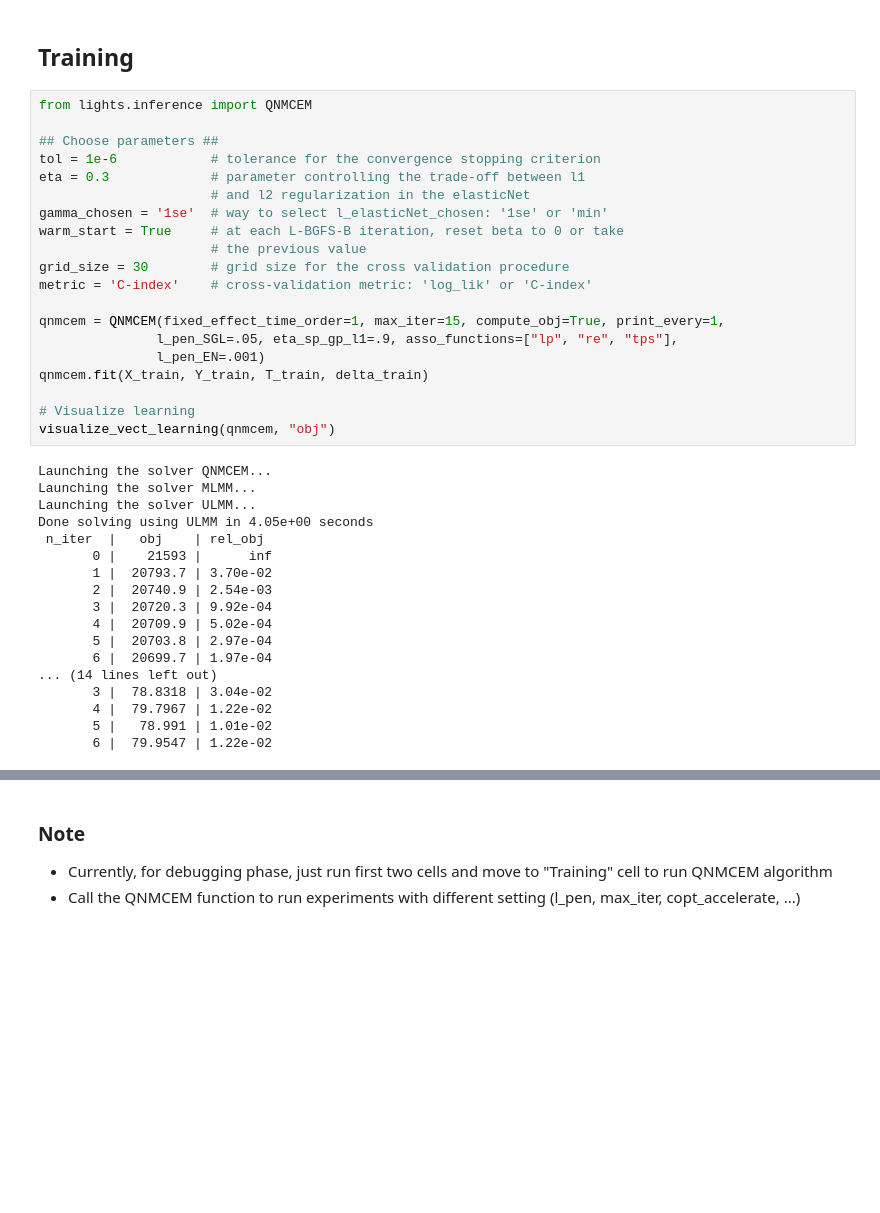
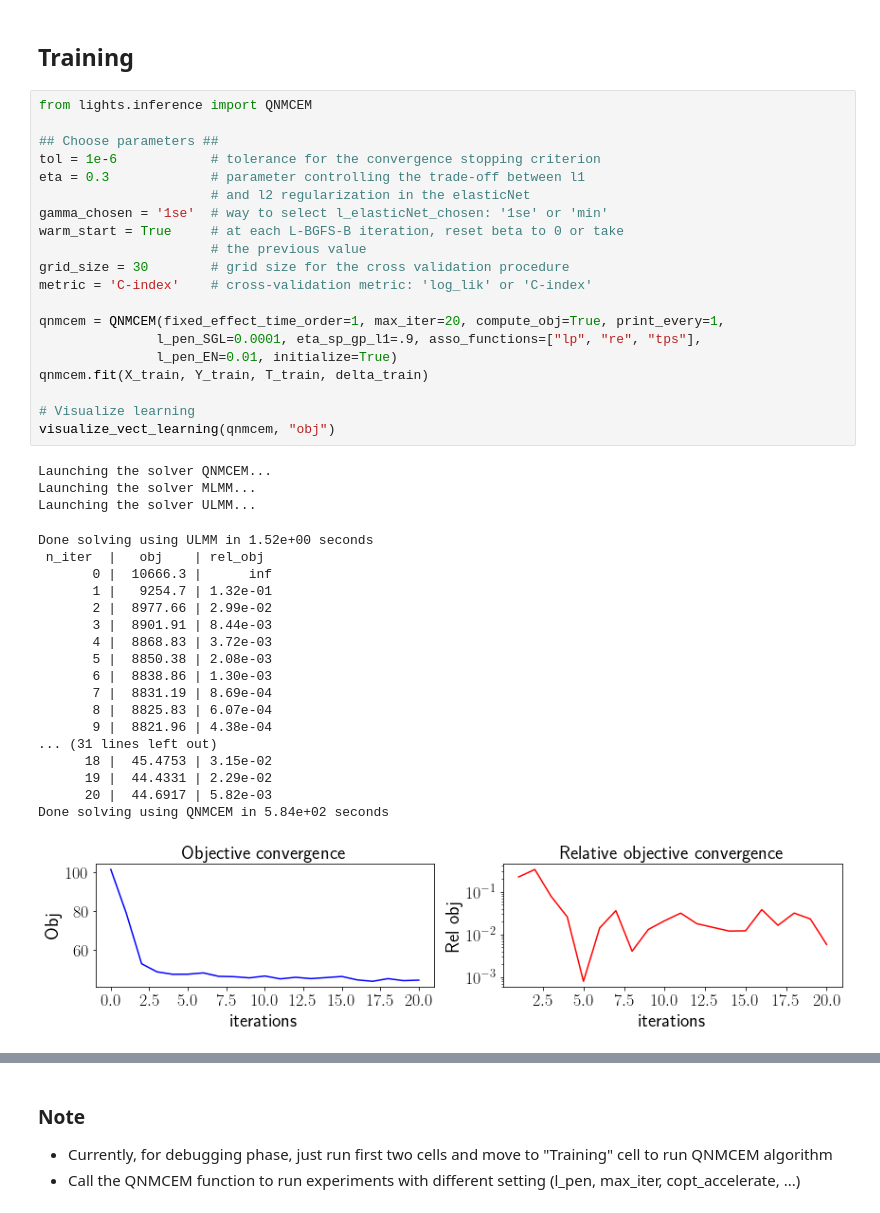
Before and after one commit to Califrais/flash, a Jupyter notebook: Lights tutorial.ipynb, the cells around one changed output, grey strips where cells are left out. Saved outputs shown, nothing was run; the diff lists cells and outputs as text; blank space fills up the shorter version.

```diff
--- a/Lights tutorial.ipynb
+++ b/Lights tutorial.ipynb
@@ -353,41 +380,45 @@ print("%d%% for training, %d%% for testing."
 # %%
 from lights.inference import QNMCEM
 
 ## Choose parameters ##
 tol = 1e-6            # tolerance for the convergence stopping criterion
 eta = 0.3             # parameter controlling the trade-off between l1
                       # and l2 regularization in the elasticNet
 gamma_chosen = '1se'  # way to select l_elasticNet_chosen: '1se' or 'min'
 warm_start = True     # at each L-BGFS-B iteration, reset beta to 0 or take
                       # the previous value
 grid_size = 30        # grid size for the cross validation procedure
 metric = 'C-index'    # cross-validation metric: 'log_lik' or 'C-index'
 
-qnmcem = QNMCEM(fixed_effect_time_order=1, max_iter=15, compute_obj=True, print_every=1,
-               l_pen_SGL=.05, eta_sp_gp_l1=.9, asso_functions=["lp", "re", "tps"],
-               l_pen_EN=.001)
+qnmcem = QNMCEM(fixed_effect_time_order=1, max_iter=20, compute_obj=True, print_every=1,
+               l_pen_SGL=0.0001, eta_sp_gp_l1=.9, asso_functions=["lp", "re", "tps"],
+               l_pen_EN=0.01, initialize=True)
 qnmcem.fit(X_train, Y_train, T_train, delta_train)
 
 # Visualize learning
 visualize_vect_learning(qnmcem, "obj")
 # %% [output]
 Launching the solver QNMCEM...
 Launching the solver MLMM...
 Launching the solver ULMM...
-Done solving using ULMM in 4.05e+00 seconds
- n_iter  |   obj    | rel_obj
-       0 |    21593 |      inf
-       1 |  20793.7 | 3.70e-02
-       2 |  20740.9 | 2.54e-03
-       3 |  20720.3 | 9.92e-04
-       4 |  20709.9 | 5.02e-04
-       5 |  20703.8 | 2.97e-04
-       6 |  20699.7 | 1.97e-04
-... (14 lines left out)
-       3 |  78.8318 | 3.04e-02
-       4 |  79.7967 | 1.22e-02
-       5 |   78.991 | 1.01e-02
-       6 |  79.9547 | 1.22e-02
+Done solving using ULMM in 1.52e+00 seconds
+ n_iter  |   obj    | rel_obj
+       0 |  10666.3 |      inf
+       1 |   9254.7 | 1.32e-01
+       2 |  8977.66 | 2.99e-02
+       3 |  8901.91 | 8.44e-03
+       4 |  8868.83 | 3.72e-03
+       5 |  8850.38 | 2.08e-03
+       6 |  8838.86 | 1.30e-03
+       7 |  8831.19 | 8.69e-04
+       8 |  8825.83 | 6.07e-04
+       9 |  8821.96 | 4.38e-04
+... (31 lines left out)
+      18 |  45.4753 | 3.15e-02
+      19 |  44.4331 | 2.29e-02
+      20 |  44.6917 | 5.82e-03
+Done solving using QNMCEM in 5.84e+02 seconds
+[figure, added]
 # %%
 # Visualize beta_0
 true_beta_0 = simu.fixed_effect_coeffs[0].reshape(-1, 1)
```
Also changed, not shown: parts of 21 cells of this notebook.
